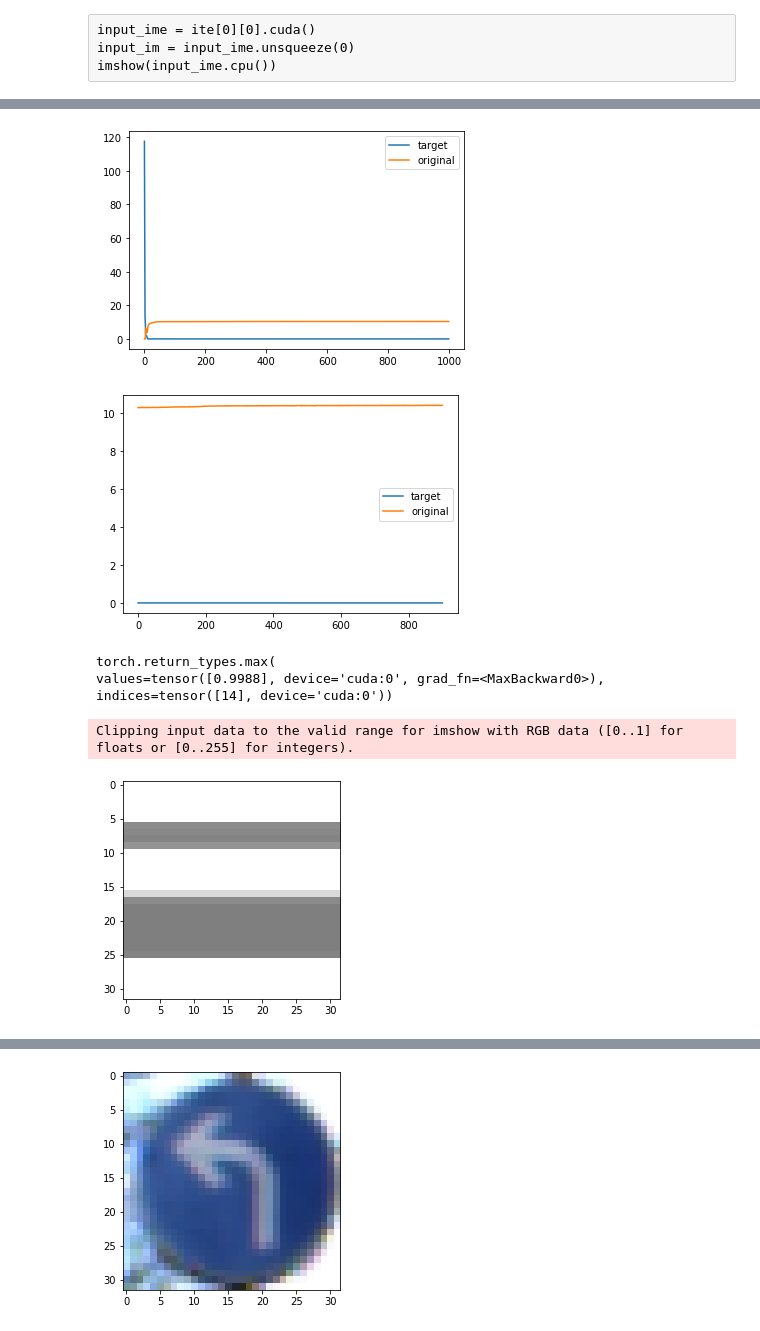
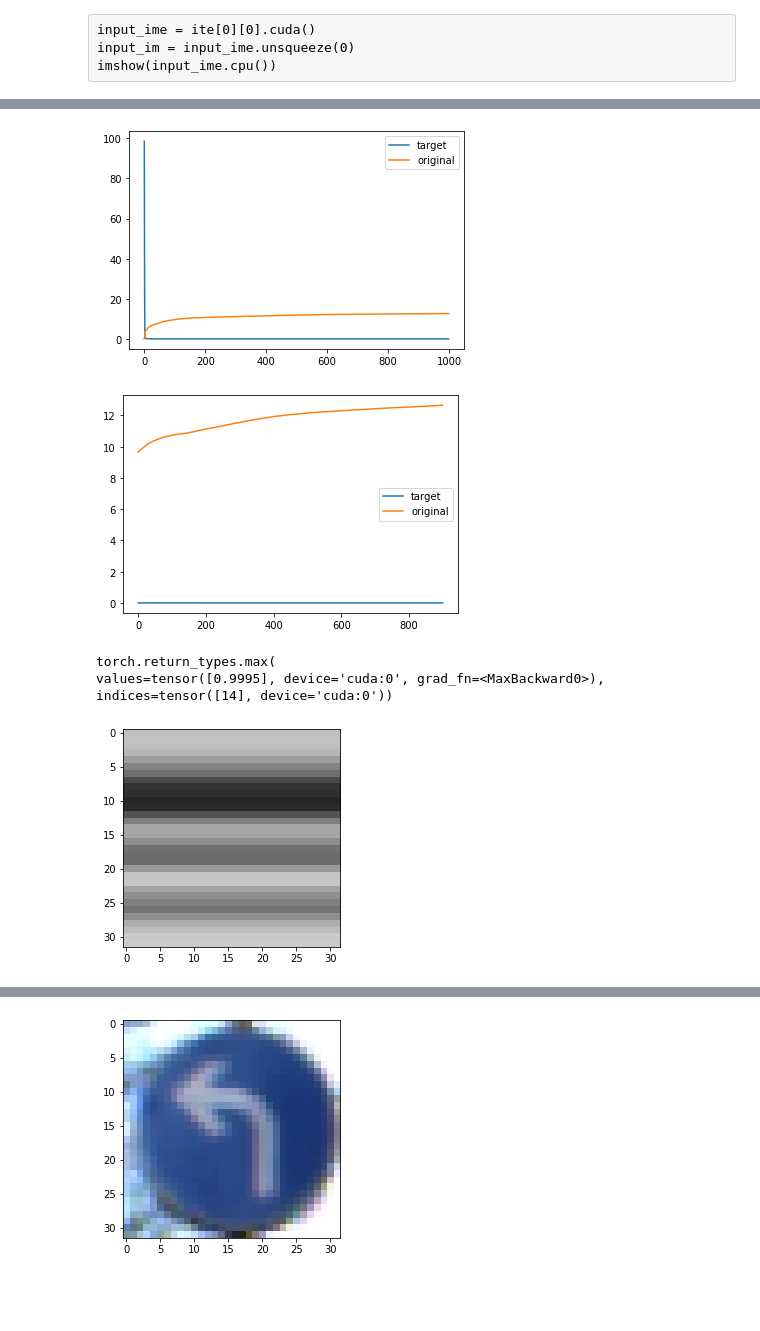
Before and after one commit to earlence-security/invis-perturbations, a Jupyter notebook: experiments.ipynb, the cells around one changed output, grey strips where cells are left out. Saved outputs shown, nothing was run; the diff lists cells and outputs as text; code cells hidden in the pictures; blank space fills up the shorter version.

```diff
--- a/experiments.ipynb
+++ b/experiments.ipynb
@@ -117,7 +117,7 @@ values=tensor([0.9987], device='cuda:0', grad_fn=<MaxBackward0>),
 indices=tensor([14], device='cuda:0'))
 # %%
 # The input time signal
-ft = torch.rand([1,1,36,1], requires_grad=True, dtype=torch.float, device=device)
+w = torch.rand([1,1,36,1], requires_grad=True, dtype=torch.float, device=device)
 
 #The shutter function is encoded into the convolution layer
 lay = torch.nn.Conv1d(1,1,5)
@@ -134,5 +134,5 @@ orig = torch.tensor([classidx], dtype=torch.long, device=device)
 
 lr = 1e-1
 n_epochs = 1000
-optimizer = optim.SGD([ft], lr=lr)
+optimizer = optim.SGD([w], lr=lr)
 loss_fn = nn.CrossEntropyLoss()
@@ -142,9 +161,11 @@ origloss = []
 for epoch in range(n_epochs):
 
     # Compute g(y) to get X_adv
-    gy = lay(ft)    #Convolution of ft and the shutter
-    w = torch.tanh(gy)
-    inp = input_im * w           #gy is broadcasted to match the shape of input_im
+    #gy = lay(ft)    #Convolution of ft and the shutter
+    #w = torch.tanh(gy)
+    new_w = .1 * (torch.tanh(w) + 1)
+    gy = lay(new_w)
+    inp = (input_im + .5) * gy - 0.5         #gy is broadcasted to match the shape of input_im
     out = model(inp)
 
     #Calculate Loss
@@ -162,14 +183,14 @@ plt.plot(origloss, label="original")
 plt.legend()
 plt.show()
 # %% [output]
-[figure, old version]
+[figure, new version]
 # %%
 plt.plot(targloss[100:], label="target")
 plt.plot(origloss[100:], label="original")
 plt.legend()
 plt.show()
 # %% [output]
-[figure, old version]
+[figure, new version]
 # %%
 lay2 = torch.nn.Softmax(dim=1)
 prob = lay2(out)
@@ -177,13 +198,12 @@ prob = lay2(out)
 prob.max(1)
 # %% [output]
 torch.return_types.max(
-values=tensor([0.9988], device='cuda:0', grad_fn=<MaxBackward0>),
+values=tensor([0.9995], device='cuda:0', grad_fn=<MaxBackward0>),
 indices=tensor([14], device='cuda:0'))
 # %%
 test = torch.ones([1,3,32,32], device=device)
-test = test * .5*(w + 1)
-imshow(test[0].detach().cpu())
+test = test * gy
+imshow(test[0].detach().cpu() - .5)
 # %% [output]
-Clipping input data to the valid range for imshow with RGB data ([0..1] for floats or [0..255] for integers).
-[figure, old version]
+[figure, new version]
 # %%
```
Also changed, not shown: parts of 5 cells of this notebook, 1 other file.
